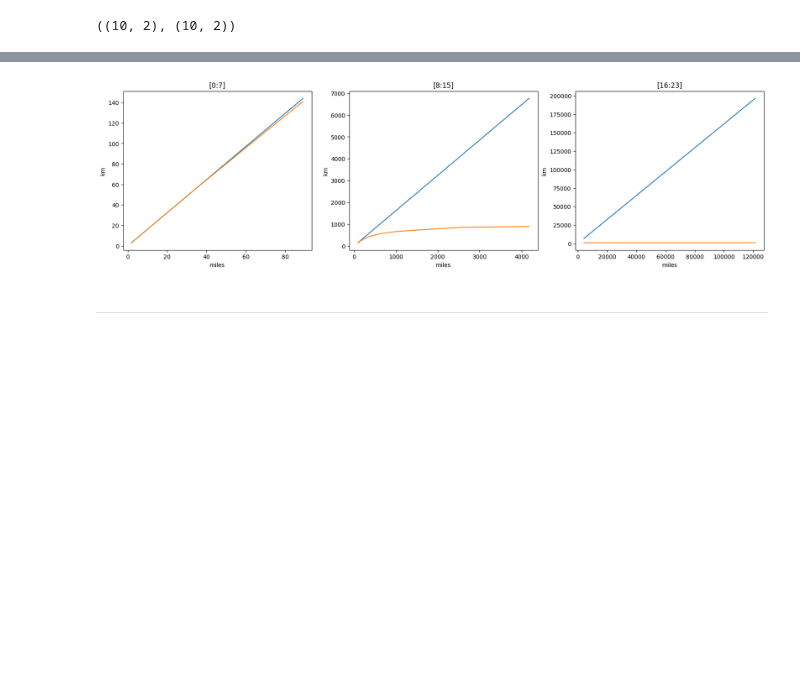
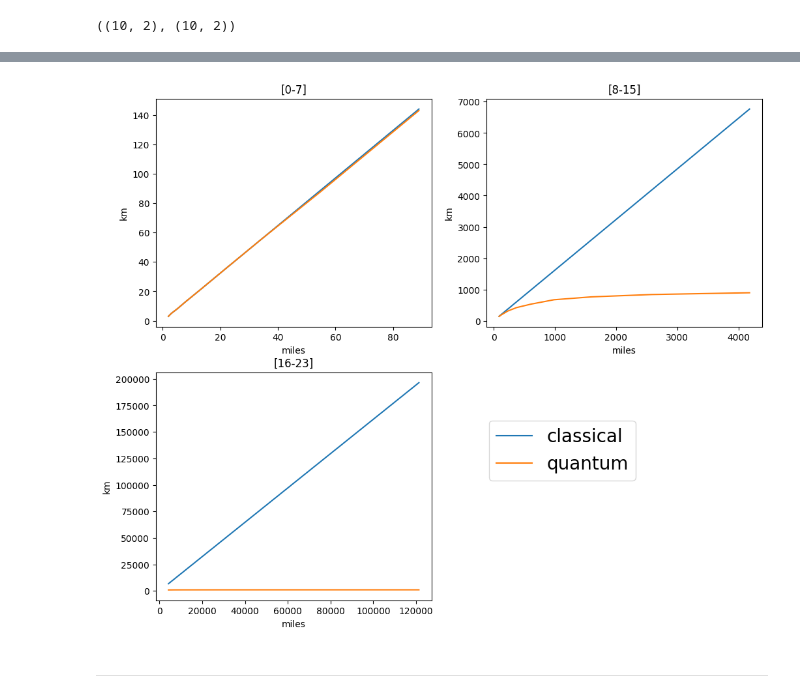
Before and after one commit to Dpbm/scientific-research-1-quantum-oracles, a Jupyter notebook: code/miles-to-km.ipynb, the cells around one changed output, grey strips where cells are left out. Drawn from its saved outputs; the diff is of its cells as text; code cells hidden in the pictures; blank space fills up the shorter version.

```diff
--- a/code/miles-to-km.ipynb
+++ b/code/miles-to-km.ipynb
@@ -302,28 +302,31 @@ result_data.tail()
 # %%
-fig, (ax1, ax2, ax3) = plt.subplots(1, 3, figsize=(20, 5))
+fig, ((ax1,ax2), (ax3, ax4)) = plt.subplots(2, 2, figsize=(12, 10))
 
 first_batch = result_data.loc[:8]
 ax1.plot('miles', 'km', data=first_batch)
 ax1.plot('miles', 'result', data=first_batch)
-ax1.set_title('[0:7]')
+ax1.set_title('[0-7]')
 ax1.set(xlabel="miles", ylabel="km")
 
 second_batch = result_data.loc[8:16]
 ax2.plot('miles', 'km', data=second_batch)
 ax2.plot('miles', 'result', data=second_batch)
-ax2.set_title('[8:15]')
+ax2.set_title('[8-15]')
 ax2.set(xlabel="miles", ylabel="km")
 
 third_batch = result_data.loc[16:]
 ax3.plot('miles', 'km', data=third_batch)
 ax3.plot('miles', 'result', data=third_batch)
-ax3.set_title('[16:23]')
+ax3.set_title('[16-23]')
 ax3.set(xlabel="miles", ylabel="km")
 
+ax4.set_visible(False)
+
+fig.legend(["classical", "quantum"], bbox_to_anchor=(0.75,0.4), fontsize=20)
 plt.savefig(get_image_path("miles_to_km_defiance.png"))
 plt.show()
 # %% [output]
-[figure, old version]
+[figure, new version]
 # %% [markdown]
 ---
 # %%
```
Also changed, not shown: parts of 4 cells of this notebook, 4 other files.
